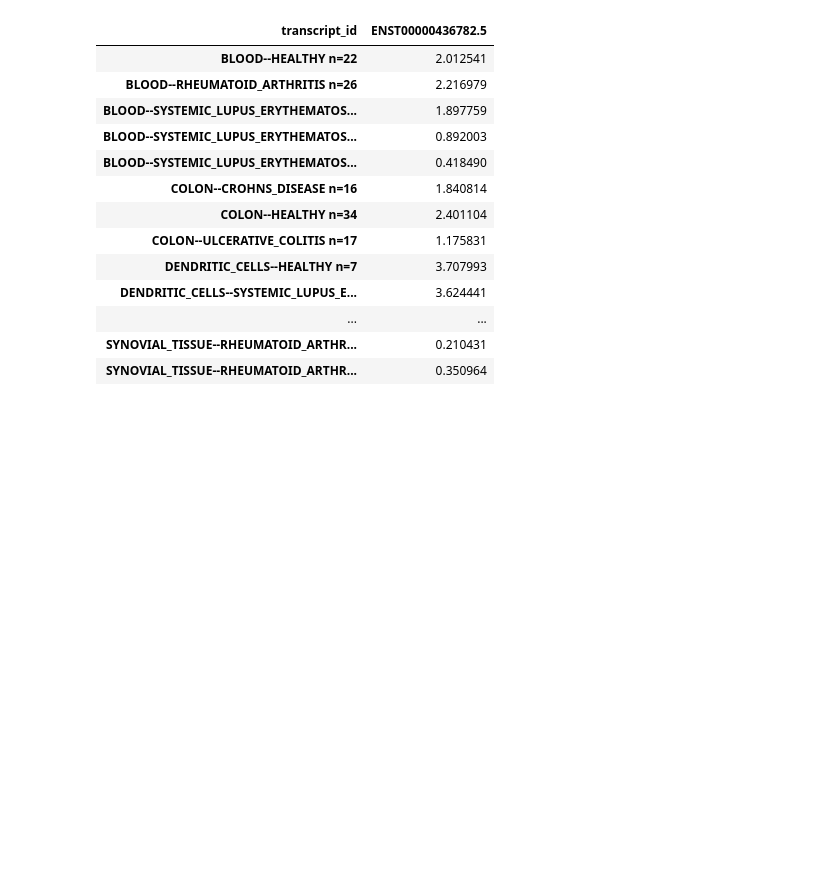
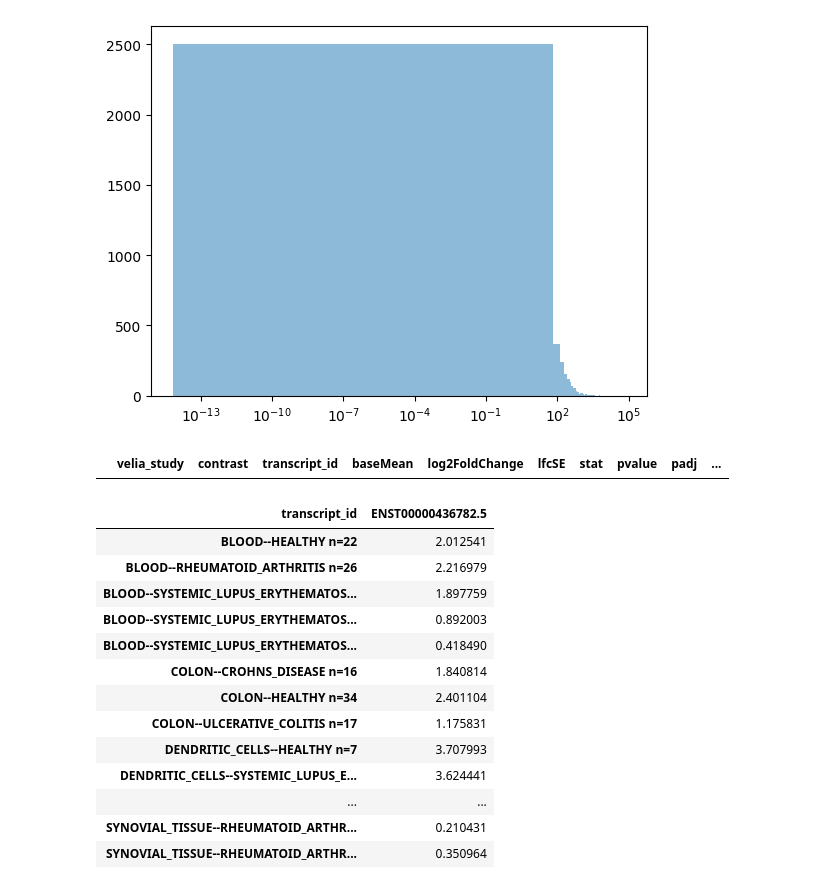
Before and after one commit to veliatx/dashboard, a Jupyter notebook: dashboard/testing.ipynb, the cells around one changed output. Saved outputs shown, nothing was run; the diff lists cells and outputs as text; code cells hidden in the pictures; blank space fills up the shorter version.

```diff
--- a/dashboard/testing.ipynb
+++ b/dashboard/testing.ipynb
@@ -10,3 +138,20 @@ The autoreload extension is already loaded. To reload it, use:
+# %%
+from dashboard.etl import DATA_DIR
+from dashboard.tabs.riboseq_atlas import get_average_coverage
+
+df = get_average_coverage()
+plt.hist(df.sum(axis=1), bins=1000, alpha=0.5)
+plt.xscale('log')
+# %% [output]
+[figure, added]
+# %%
+selected_transcripts_ai = ['ENST00000436782.5']
+
+
+db_address = DATA_DIR / 'autoimmune_expression_atlas_v1.db'
+query_de_transcripts(selected_transcript_ai, db_address).fillna(0.01)
+# %% [output]
+|  | velia_study | contrast | transcript_id | baseMean | log2FoldChange | lfcSE | stat | pvalue | padj | ... |
 # %%
 from dashboard.util import query_de_transcripts
 import sqlite3
```
Also changed, not shown: parts of 12 cells of this notebook, 4 other files.
